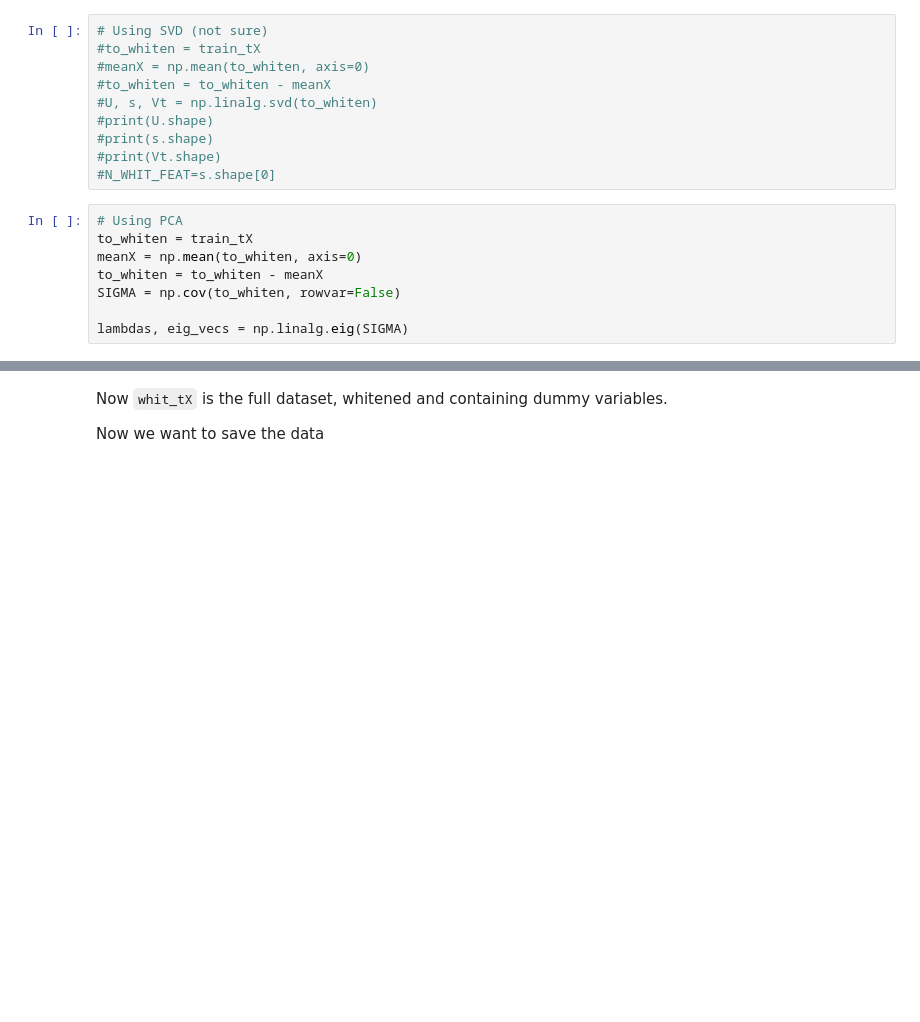
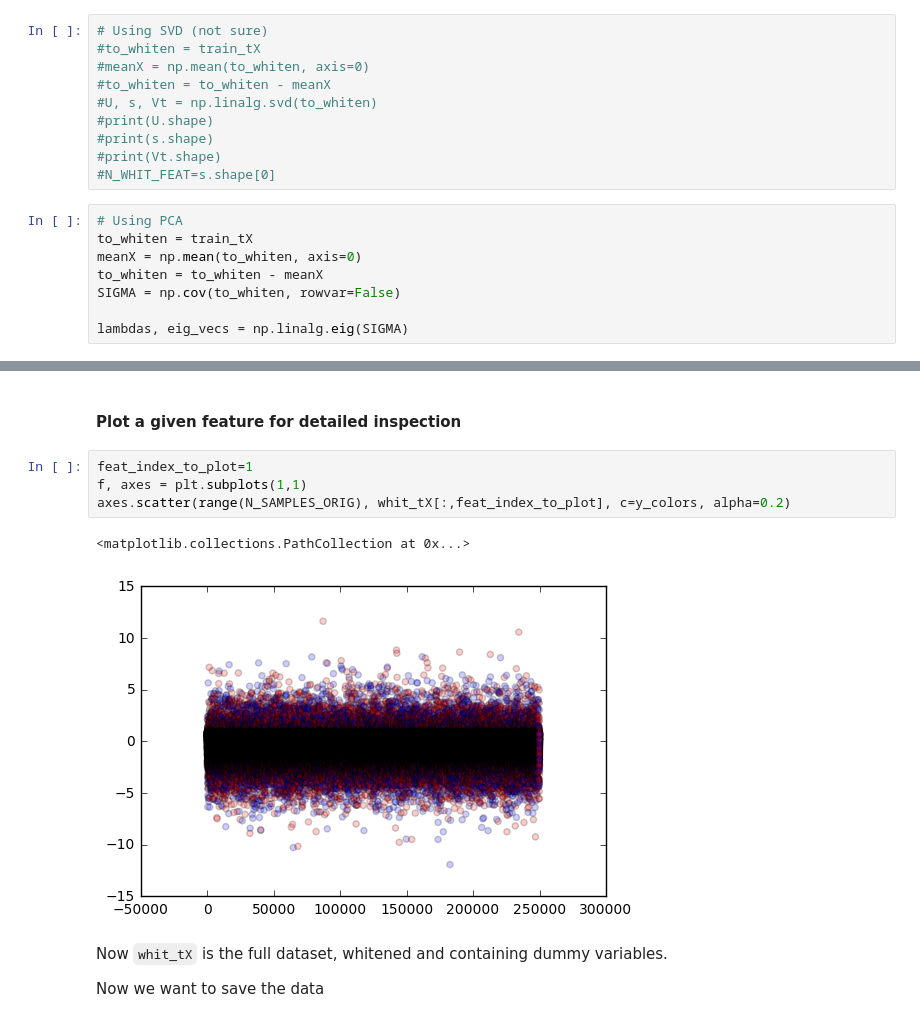
Before and after one commit to sharkovsky/pcml-project1, a Jupyter notebook: scripts/Preprocessing-data.ipynb, the cells around one changed output, grey strips where cells are left out. Saved outputs shown, nothing was run; the diff lists cells and outputs as text; blank space fills up the shorter version.

```diff
--- a/scripts/Preprocessing-data.ipynb
+++ b/scripts/Preprocessing-data.ipynb
@@ -305,3 +306,12 @@ plt.colorbar()
+# %% [markdown]
+#### Plot a given feature for detailed inspection
+# %%
+feat_index_to_plot=1
+f, axes = plt.subplots(1,1)
+axes.scatter(range(N_SAMPLES_ORIG), whit_tX[:,feat_index_to_plot], c=y_colors, alpha=0.2)
+# %% [output]
+<matplotlib.collections.PathCollection at 0x...>
+[figure, added]
 # %% [markdown]
 Now `whit_tX` is the full dataset, whitened and containing dummy variables.
 
```
Also changed, not shown: parts of 9 cells of this notebook, 1 other file.
